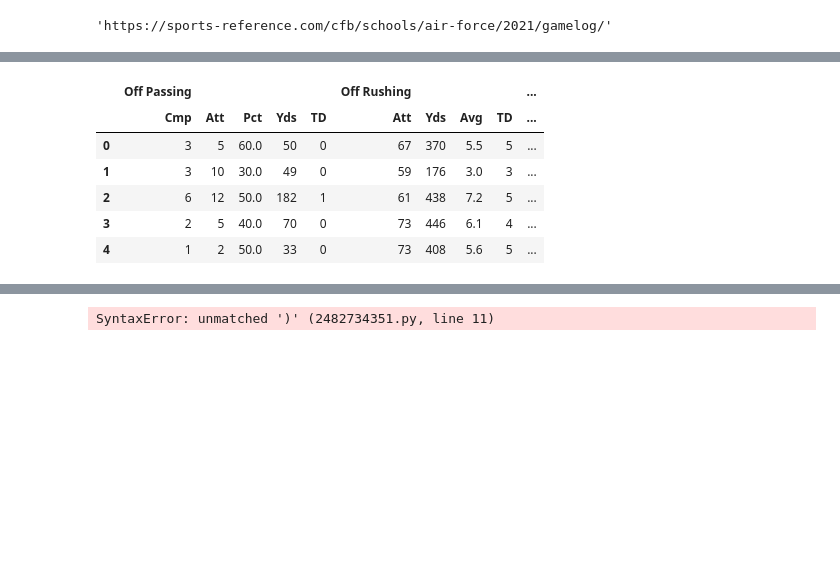
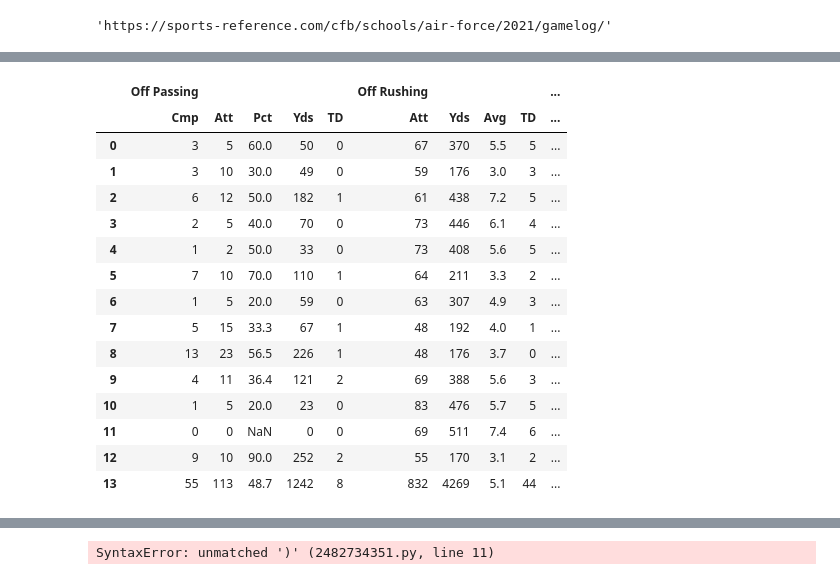
Before and after one commit to ParkerWilliams1/NCAA-Football-Prediction-Web-Scraping-Machine-Learning-Model, a Jupyter notebook: NCAAFootballScraping.ipynb, the cells around one changed output, grey strips where cells are left out. Cells and saved outputs as stored; diff of their text form; code cells hidden in the pictures; blank space fills up the shorter version.

```diff
--- a/NCAAFootballScraping.ipynb
+++ b/NCAAFootballScraping.ipynb
@@ -70,34 +120,43 @@ offGameLog[0] = offGameLog[0][columns_to_keep]
 # %%
 new_columns = pd.MultiIndex.from_tuples([
     ('Off Passing', 'Cmp'),
     ('Off Passing', 'Att'),
     ('Off Passing', 'Pct'),
     ('Off Passing', 'Yds'),
     ('Off Passing', 'TD'),
     ('Off Rushing', 'Att'),
     ('Off Rushing', 'Yds'),
     ('Off Rushing', 'Avg'),
     ('Off Rushing', 'TD'),
     ('Off Total Offense', 'Plays'),
     ('Off Total Offense', 'Yds'),
     ('Off Total Offense', 'Avg'),
     ('Off Turnovers', 'Fum'),
     ('Off Turnovers', 'Int'),
     ('Off Turnovers', 'TO')
 ])
 
 # Assign the new column structure to the DataFrame
 offGameLog[0].columns = new_columns
 
-offGameLog[0].head()
+offGameLog[0]
 # %% [output]
 |  | Off Passing |  |  |  |  | Off Rushing |  |  |  | ... |
 |  | Cmp | Att | Pct | Yds | TD | Att | Yds | Avg | TD | ... |
 | 0 | 3 | 5 | 60.0 | 50 | 0 | 67 | 370 | 5.5 | 5 | ... |
 | 1 | 3 | 10 | 30.0 | 49 | 0 | 59 | 176 | 3.0 | 3 | ... |
 | 2 | 6 | 12 | 50.0 | 182 | 1 | 61 | 438 | 7.2 | 5 | ... |
 | 3 | 2 | 5 | 40.0 | 70 | 0 | 73 | 446 | 6.1 | 4 | ... |
 | 4 | 1 | 2 | 50.0 | 33 | 0 | 73 | 408 | 5.6 | 5 | ... |
+| 5 | 7 | 10 | 70.0 | 110 | 1 | 64 | 211 | 3.3 | 2 | ... |
+| 6 | 1 | 5 | 20.0 | 59 | 0 | 63 | 307 | 4.9 | 3 | ... |
+| 7 | 5 | 15 | 33.3 | 67 | 1 | 48 | 192 | 4.0 | 1 | ... |
+| 8 | 13 | 23 | 56.5 | 226 | 1 | 48 | 176 | 3.7 | 0 | ... |
+| 9 | 4 | 11 | 36.4 | 121 | 2 | 69 | 388 | 5.6 | 3 | ... |
+| 10 | 1 | 5 | 20.0 | 23 | 0 | 83 | 476 | 5.7 | 5 | ... |
+| 11 | 0 | 0 | NaN | 0 | 0 | 69 | 511 | 7.4 | 6 | ... |
+| 12 | 9 | 10 | 90.0 | 252 | 2 | 55 | 170 | 3.1 | 2 | ... |
+| 13 | 55 | 113 | 48.7 | 1242 | 8 | 832 | 4269 | 5.1 | 44 | ... |
 # %%
 columns_to_keep = ["Passing", "Rushing", "Total Offense", "Unnamed: 23_level_0", "Unnamed: 24_level_0", "Unnamed: 25_level_0"]
 
```
Also changed, not shown: parts of 8 cells of this notebook.
